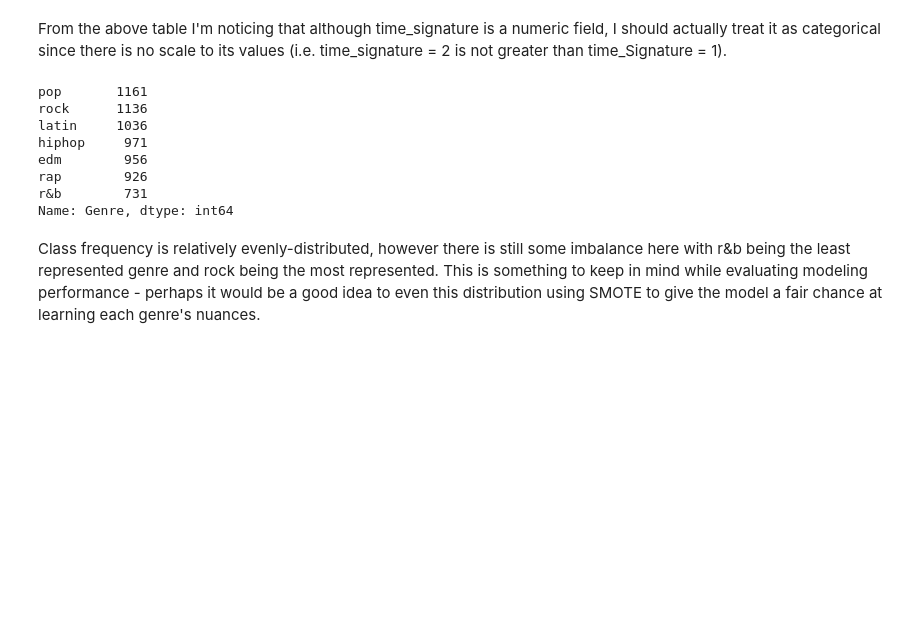
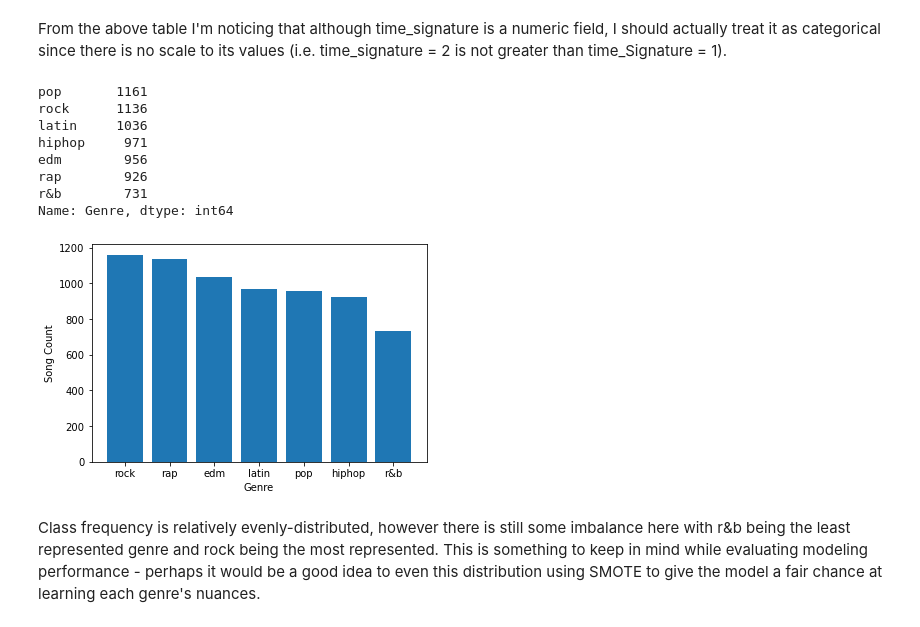
Before and after one commit to mitchellren123/Spotify-Genre-Classification, a Jupyter notebook: Spotify_Genre_Classification.ipynb, the cells around one changed output. Drawn from its saved outputs; the diff is of its cells as text; code cells hidden in the pictures; blank space fills up the shorter version.

```diff
--- a/Spotify_Genre_Classification.ipynb
+++ b/Spotify_Genre_Classification.ipynb
@@ -115,15 +117,20 @@ From the above table I'm noticing that although time_signature is a numeric fiel
 # %%
 # Class Frequency of Target Variable
 
-df['Genre'].value_counts()
+print(df['Genre'].value_counts())
+
+plt.bar(df['Genre'].unique() ,df['Genre'].value_counts())
+plt.xlabel('Genre')
+plt.ylabel('Song Count');
 # %% [output]
 pop       1161
 rock      1136
 latin     1036
 hiphop     971
 edm        956
 rap        926
 r&b        731
 Name: Genre, dtype: int64
+[figure, added]
 # %% [markdown]
 Class frequency is relatively evenly-distributed, however there is still some imbalance here with r&b being the least represented genre and rock being the most represented. This is something to keep in mind while evaluating modeling performance - perhaps it would be a good idea to even this distribution using SMOTE to give the model a fair chance at learning each genre's nuances.
```
Also changed, not shown: parts of 5 cells of this notebook.
